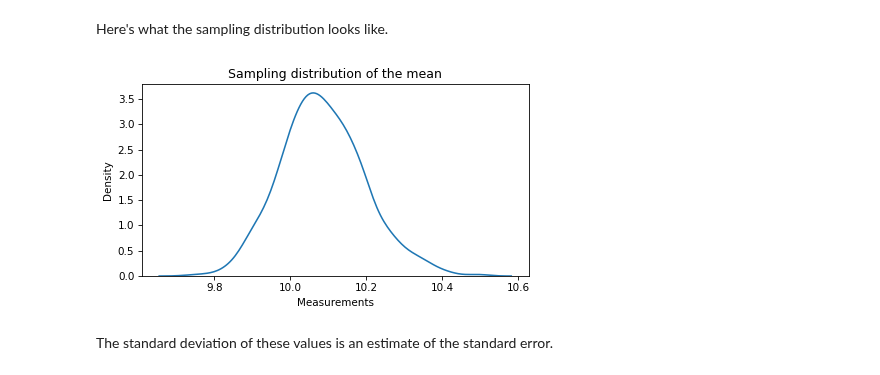
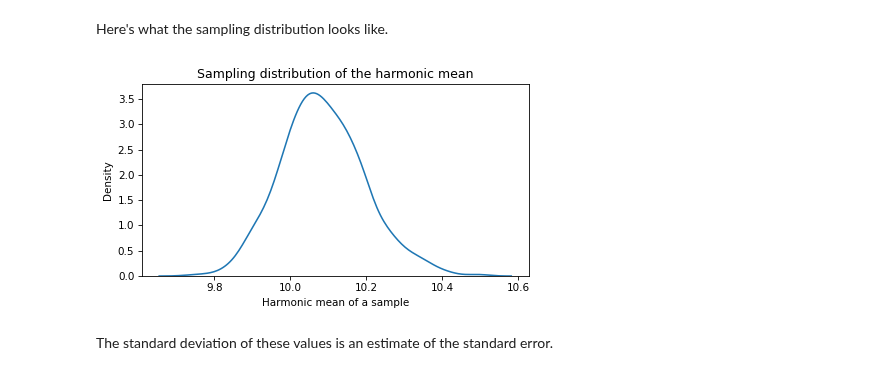
Before and after one commit to AllenDowney/DataQnA, a Jupyter notebook: nb/harmonic.ipynb, the cells around one changed output. Cells and saved outputs as stored; diff of their text form; code cells hidden in the pictures.

```diff
--- a/nb/harmonic.ipynb
+++ b/nb/harmonic.ipynb
@@ -111,11 +111,11 @@ sample = [bootstrap_hmean(data2) for i in range(1000)]
 Here's what the sampling distribution looks like.
 # %%
 sns.kdeplot(sample)
-decorate(xlabel='Measurements',
+decorate(xlabel='Harmonic mean of a sample',
          ylabel='Density',
-         title='Sampling distribution of the mean')
+         title='Sampling distribution of the harmonic mean')
 # %% [output]
-[figure, old version]
+[figure, new version]
 # %% [markdown]
 The standard deviation of these values is an estimate of the standard error.
 # %%
```
